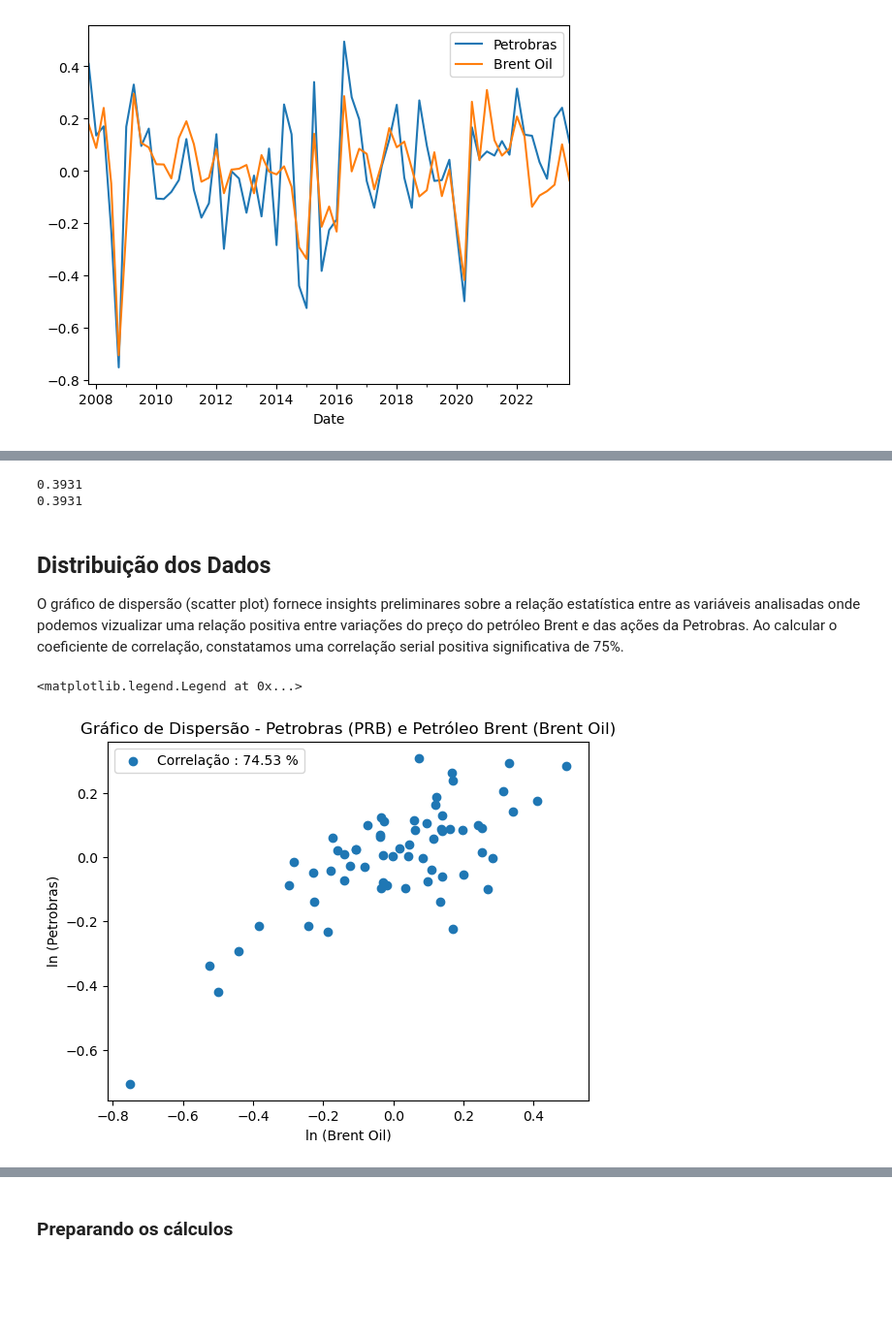
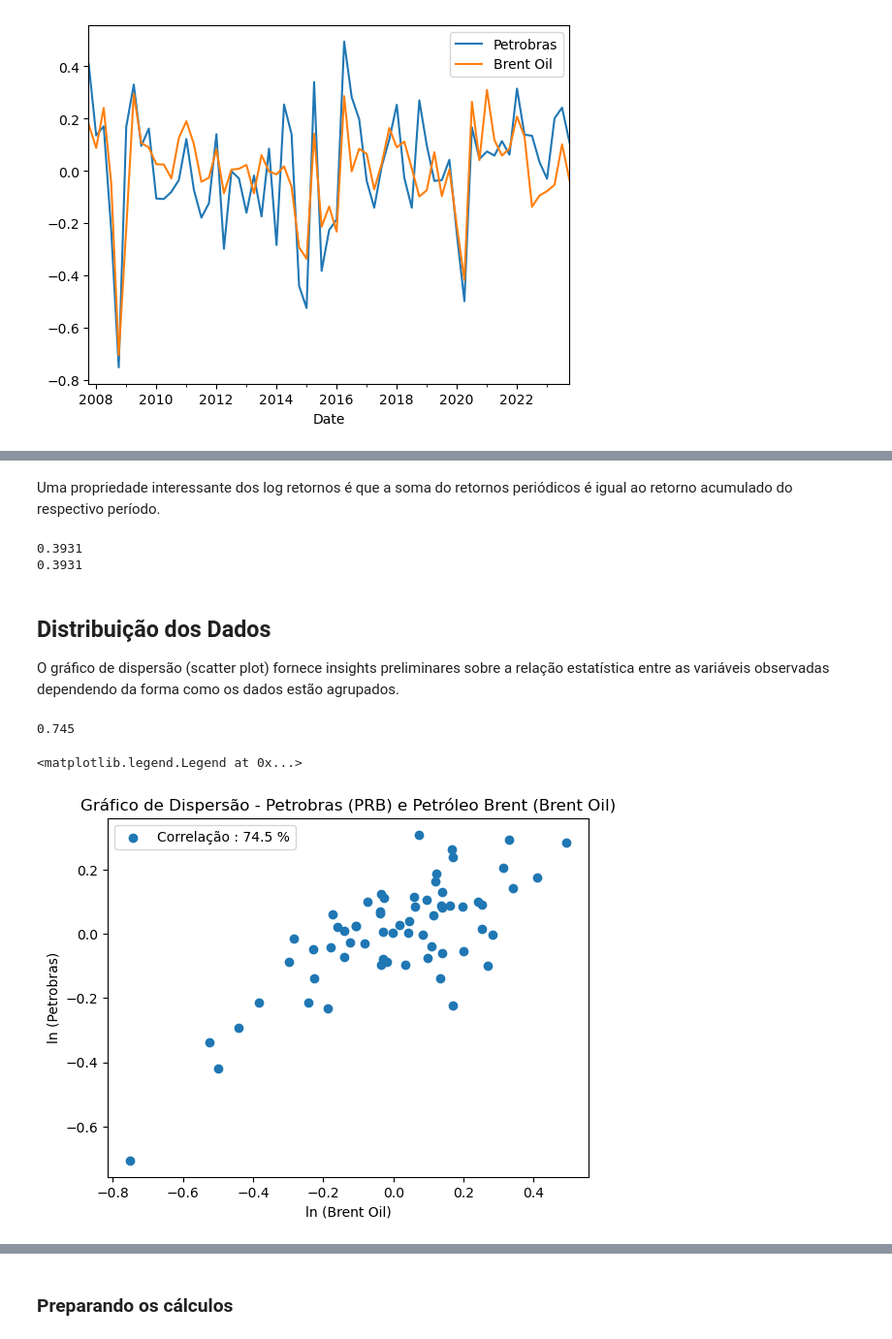
Before and after one commit to emanuelprd/Regressao-Linear, a Jupyter notebook: Regressão - Petrobras e Petróleo.ipynb, the cells around one changed output, grey strips where cells are left out. Shown: that part at 97% size. Drawn from its saved outputs; the diff is of its cells as text; code cells hidden in the pictures; blank space fills up the shorter version.

```diff
--- a/Regressão - Petrobras e Petróleo.ipynb
+++ b/Regressão - Petrobras e Petróleo.ipynb
@@ -81,26 +79,33 @@ Uma propriedade interessante dos log retornos é que a soma do retornos periódi
-# %%
-print(round(sum(log_retorno_aritmetico['Petrobras']),4))
-print(round(log_retorno_acumulado['Petrobras'].iloc[-1],4))
-# %% [output]
-0.3931
-0.3931
+# %% [markdown]
+Uma propriedade interessante dos log retornos é que a soma do retornos periódicos é igual ao retorno acumulado do respectivo período.
+# %%
+print(round(sum(log_retorno_aritmetico['Petrobras']),4))
+print(round(log_retorno_acumulado['Petrobras'].iloc[-1],4))
+# %% [output]
+0.3931
+0.3931
 # %% [markdown]
 ## Distribuição dos Dados
 
-O gráfico de dispersão (scatter plot) fornece insights preliminares sobre a relação estatística entre as variáveis analisadas onde podemos vizualizar uma relação positiva entre variações do preço do petróleo Brent e das ações da Petrobras. Ao calcular o coeficiente de correlação, constatamos uma correlação serial positiva significativa de 75%.
+O gráfico de dispersão (scatter plot) fornece insights preliminares sobre a relação estatística entre as variáveis observadas dependendo da forma como os dados estão agrupados.
+# %%
+#Cálculo da correlação
+
+correlacao = log_retorno_aritmetico['Petrobras'].corr(log_retorno_aritmetico['Brent Oil'])
+round(correlacao,3)
+# %% [output]
+0.745
 # %%
 #Gráfico de Dispersão ou Scatter Plot
 
-correlacao = log_retorno_aritmetico['Petrobras'].corr(log_retorno_aritmetico['Brent Oil'])
-
-plt.scatter(log_retorno_aritmetico['Petrobras'], log_retorno_aritmetico['Brent Oil'], label = f"Correlação : {round(correlacao*100,2)} %")
+plt.scatter(log_retorno_aritmetico['Petrobras'], log_retorno_aritmetico['Brent Oil'], label = f"Correlação : {round(correlacao*100,1)} %")
 plt.xlabel('ln (Brent Oil)')
 plt.ylabel('ln (Petrobras)')
 plt.title('Gráfico de Dispersão - Petrobras (PRB) e Petróleo Brent (Brent Oil)')
 plt.legend()
 # %% [output]
 <matplotlib.legend.Legend at 0x...>
-[figure, old version]
+[figure, new version]
 # %% [markdown]
 # Regressão Linear Simples
 
```
Also changed, not shown: parts of 27 cells of this notebook.
